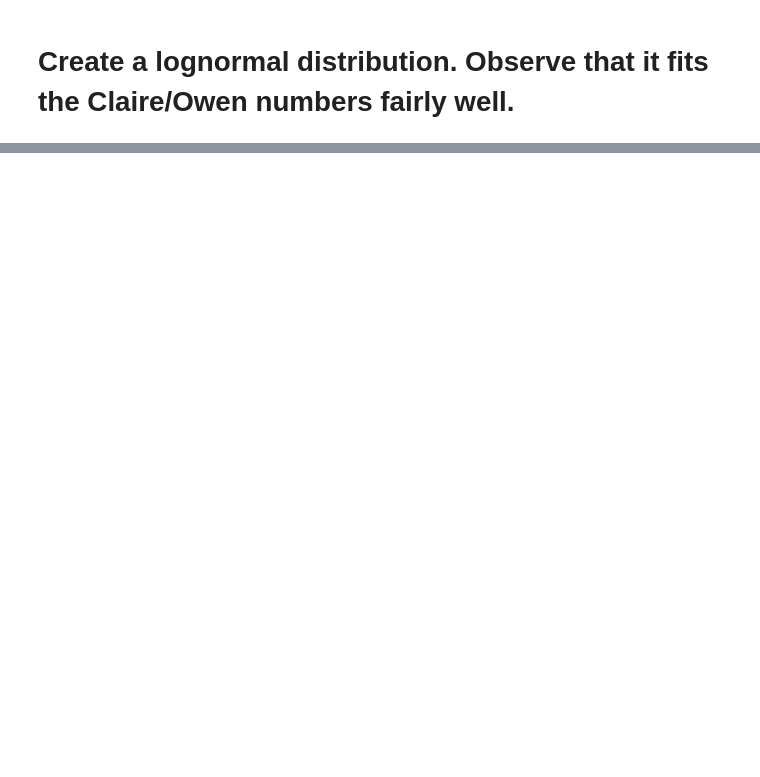
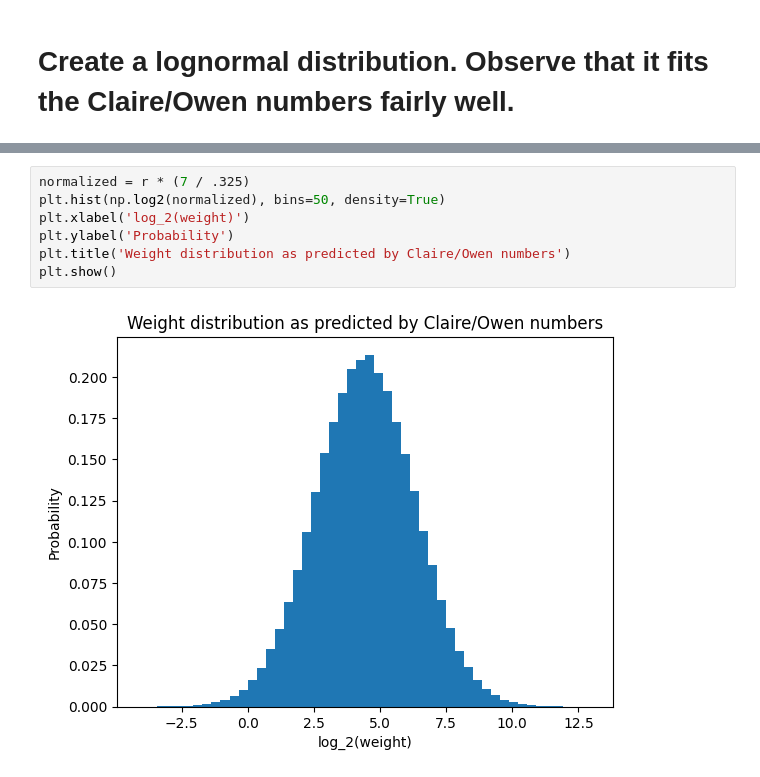
Before and after one commit to Xodarap/notebooks, a Jupyter notebook: longtermist_survey.ipynb, the cells around one changed output, grey strips where cells are left out. Drawn from its saved outputs; the diff is of its cells as text; blank space fills up the shorter version.

```diff
--- a/longtermist_survey.ipynb
+++ b/longtermist_survey.ipynb
@@ -56,0 +72,9 @@ multiples
+# %%
+normalized = r * (7 / .325)
+plt.hist(np.log2(normalized), bins=50, density=True)
+plt.xlabel('log_2(weight)')
+plt.ylabel('Probability')
+plt.title('Weight distribution as predicted by Claire/Owen numbers')
+plt.show()
+# %% [output]
+[figure, added]
```
Also changed, not shown: parts of 8 cells of this notebook.
